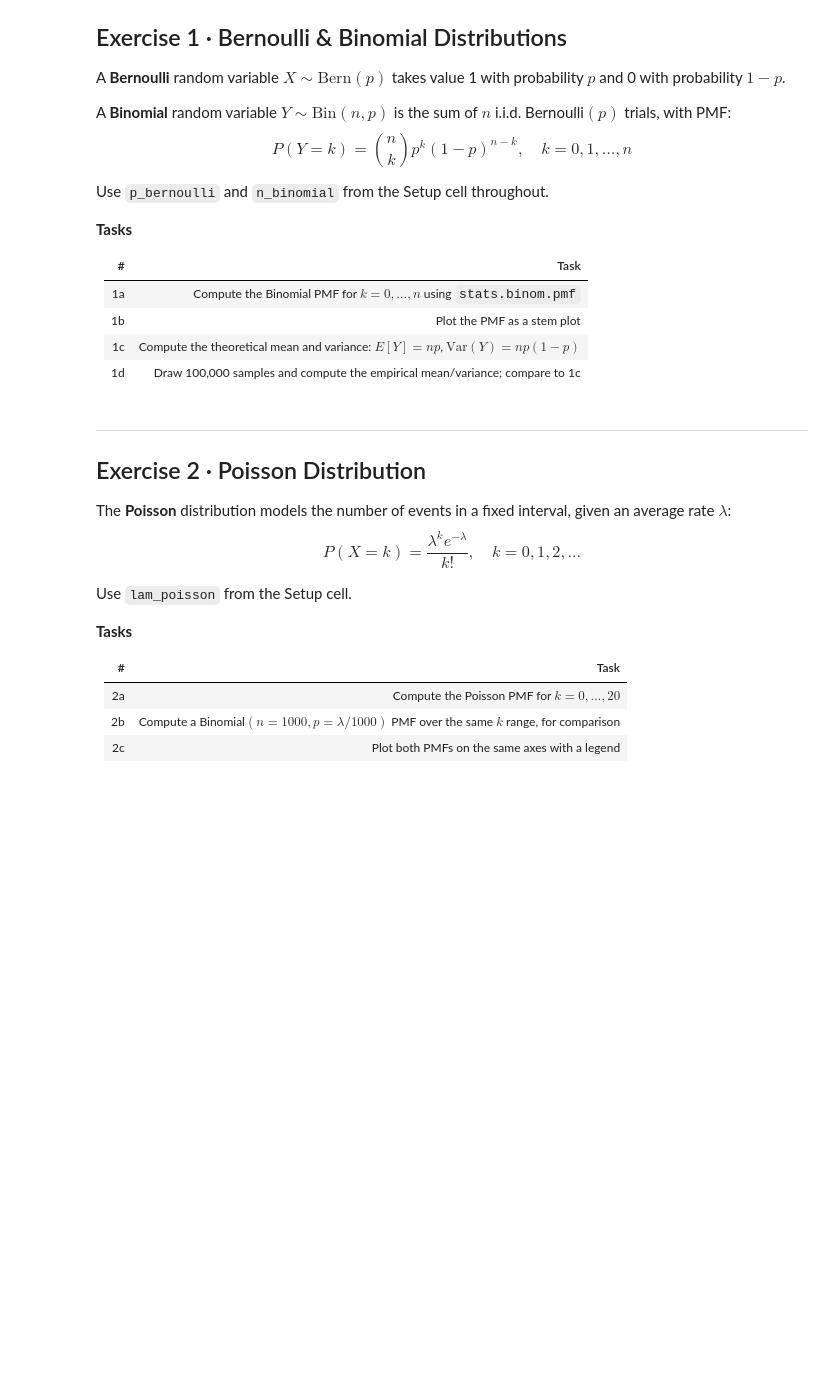
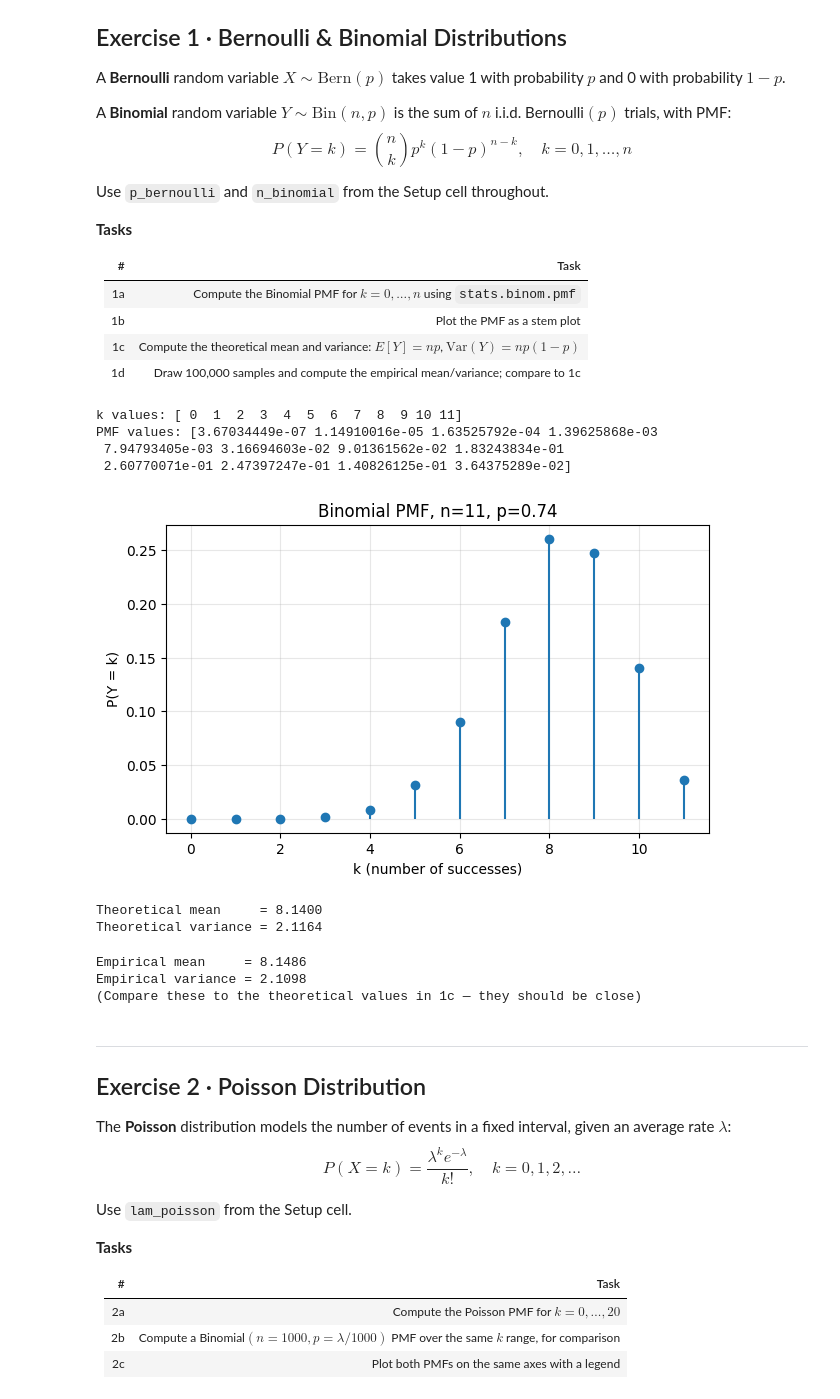
Before and after one commit to adithyan-cell/Python, a Jupyter notebook: 22AIE301_Lab_03_aie24006_.ipynb, the cells around one changed output. Drawn from its saved outputs; the diff is of its cells as text; code cells hidden in the pictures; blank space fills up the shorter version.

```diff
--- a/22AIE301_Lab_03_aie24006_.ipynb
+++ b/22AIE301_Lab_03_aie24006_.ipynb
@@ -65,38 +70,51 @@ Use `p_bernoulli` and `n_binomial` from the Setup cell throughout.
 | 1c | Compute the theoretical mean and variance: $E[Y]=np$, $\text{Var}(Y)=np(1-p)$
 | 1d | Draw 100,000 samples and compute the empirical mean/variance; compare to 1c
 # %%
-# ── 1a: Binomial PMF ──────────────────────────────────────────
 k_values = np.arange(0, n_binomial + 1)
-pmf_values = stats.binom.pmf(___, ___, ___)     # k_values, n_binomial, p_bernoulli
+pmf_values = stats.binom.pmf(k_values, n_binomial, p_bernoulli)
 
 print("k values:", k_values)
 print("PMF values:", pmf_values)
+# %% [output]
+k values: [ 0  1  2  3  4  5  6  7  8  9 10 11]
+PMF values: [3.67034449e-07 1.14910016e-05 1.63525792e-04 1.39625868e-03
+ 7.94793405e-03 3.16694603e-02 9.01361562e-02 1.83243834e-01
+ 2.60770071e-01 2.47397247e-01 1.40826125e-01 3.64375289e-02]
 # %%
 # ── 1b: Plot the PMF ──────────────────────────────────────────
 plt.figure(figsize=(7, 4))
-plt.stem(___, ___, basefmt=" ")                 # k_values, pmf_values
+plt.stem(k_values, pmf_values, basefmt=" ")                 # k_values, pmf_values
 plt.xlabel("k (number of successes)")
 plt.ylabel("P(Y = k)")
 plt.title(f"Binomial PMF, n={n_binomial}, p={p_bernoulli}")
 plt.grid(alpha=0.3)
 plt.show()
+# %% [output]
+[figure, added]
 # %%
 # ── 1c: Theoretical mean & variance ──────────────────────────
-mean_theory = ___ * ___                         # n_binomial * p_bernoulli
-var_theory  = ___ * ___ * (1 - ___)              # n*p*(1-p)
+mean_theory = n_binomial * p_bernoulli                         # n_binomial * p_bernoulli
+var_theory  = n_binomial * p_bernoulli * (1 - p_bernoulli)              # n*p*(1-p)
 
 print(f"Theoretical mean     = {mean_theory:.4f}")
 print(f"Theoretical variance = {var_theory:.4f}")
+# %% [output]
+Theoretical mean     = 8.1400
+Theoretical variance = 2.1164
 # %%
 # ── 1d: Empirical mean & variance ────────────────────────────
-samples = stats.binom.rvs(___, ___, size=100_000, random_state=ROLL)  # n_binomial, p_bernoulli
+samples = stats.binom.rvs(n_binomial, p_bernoulli, size=100_000, random_state=ROLL)  # n_binomial, p_bernoulli
 
-mean_emp = np.mean(___)
-var_emp  = np.var(___)
+mean_emp = np.mean(samples)
+var_emp  = np.var(samples)
 
 print(f"Empirical mean     = {mean_emp:.4f}")
 print(f"Empirical variance = {var_emp:.4f}")
 print(f"(Compare these to the theoretical values in 1c — they should be close)")
+# %% [output]
+Empirical mean     = 8.1486
+Empirical variance = 2.1098
+(Compare these to the theoretical values in 1c — they should be close)
 # %% [markdown]
 ---
 ## Exercise 2 · Poisson Distribution
```
Also changed, not shown: parts of 12 cells of this notebook.
